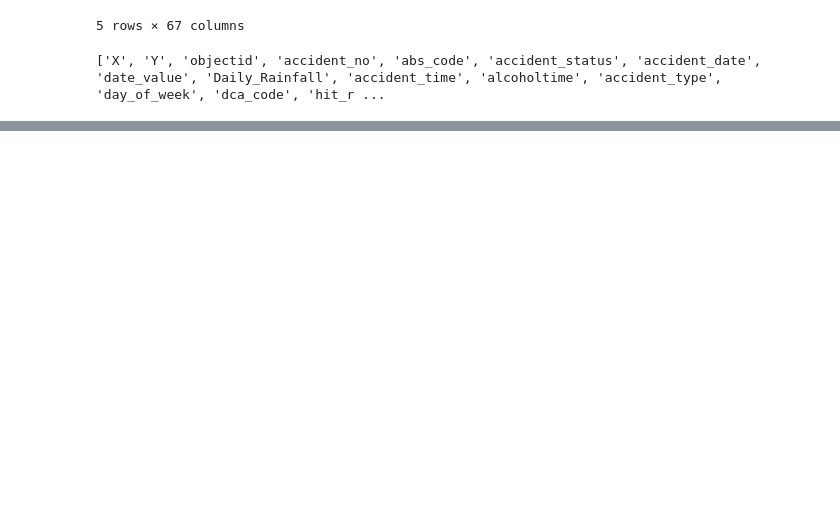
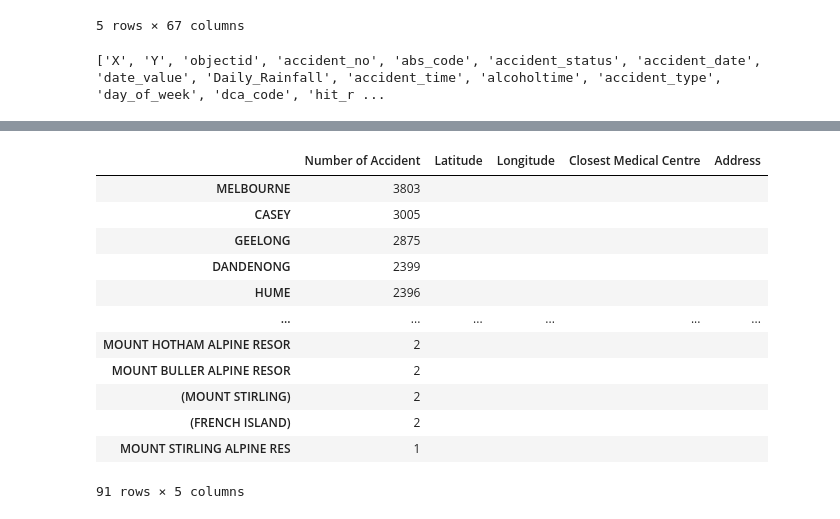
Before and after one commit to jingd16/Bootcamp_ProjectOne, a Jupyter notebook: crash.ipynb, the cells around one changed output, grey strips where cells are left out. Cells and saved outputs as stored; diff of their text form; code cells hidden in the pictures; blank space fills up the shorter version.

Commit message:
Push Jing's part

```diff
--- a/crash.ipynb
+++ b/crash.ipynb
@@ -64,0 +76,10 @@ crash_df.head()
+# %%
+#Create a new Dataframe for Jing's part of analayst, so it's not going to affect other team members work
+suburb_df = crash_df[['accident_no',  'accident_date', 'date_value',
+                      'accident_type',  'dca_code',
+                      'light_condition','longitude', 'latitude',
+                      'lga_name', 'region_name']]
+# %%
+#Remove rows without Longitude and Latitude (including those with "-1" value)
+suburb_df_LatLng_cleaned = suburb_df.dropna()
+suburb_df_LatLng_cleaned = suburb_df_LatLng_cleaned.loc[(suburb_df_LatLng_cleaned["longitude"] != -1)]
@@ -64,0 +125,17 @@ crash_df.head()
+# %%
+#Display the new dataframe
+suburb_accid_df.head(100)
+# %% [output]
+|  | Number of Accident | Latitude | Longitude | Closest Medical Centre | Address |
+| MELBOURNE | 3803 |  |  |  |  |
+| CASEY | 3005 |  |  |  |  |
+| GEELONG | 2875 |  |  |  |  |
+| DANDENONG | 2399 |  |  |  |  |
+| HUME | 2396 |  |  |  |  |
+| ... | ... | ... | ... | ... | ... |
+| MOUNT HOTHAM ALPINE RESOR | 2 |  |  |  |  |
+| MOUNT BULLER ALPINE RESOR | 2 |  |  |  |  |
+| (MOUNT STIRLING) | 2 |  |  |  |  |
+| (FRENCH ISLAND) | 2 |  |  |  |  |
+| MOUNT STIRLING ALPINE RES | 1 |  |  |  |  |
+91 rows × 5 columns
```
Also changed, not shown: parts of 25 cells of this notebook, 4 other files.
